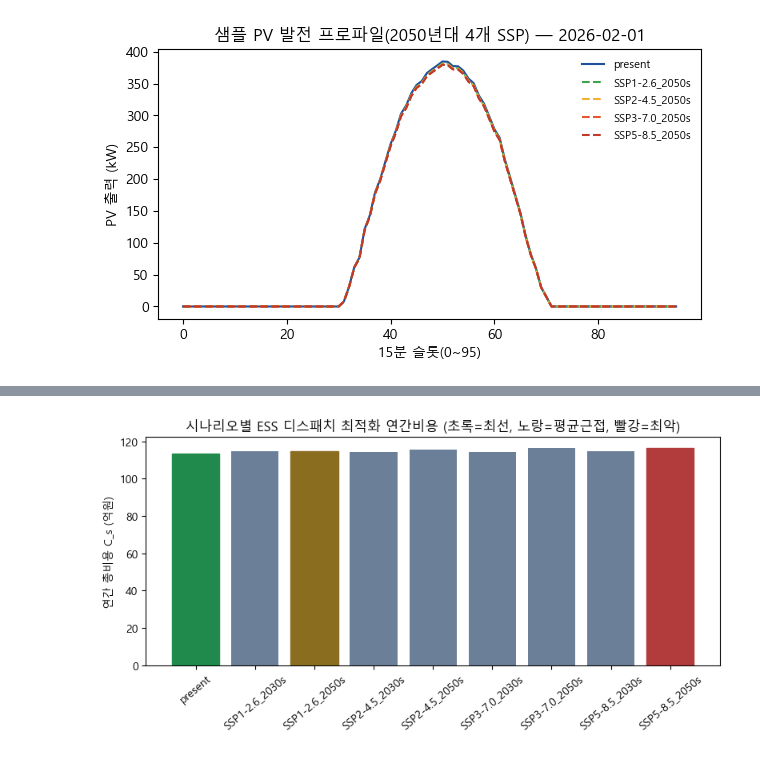
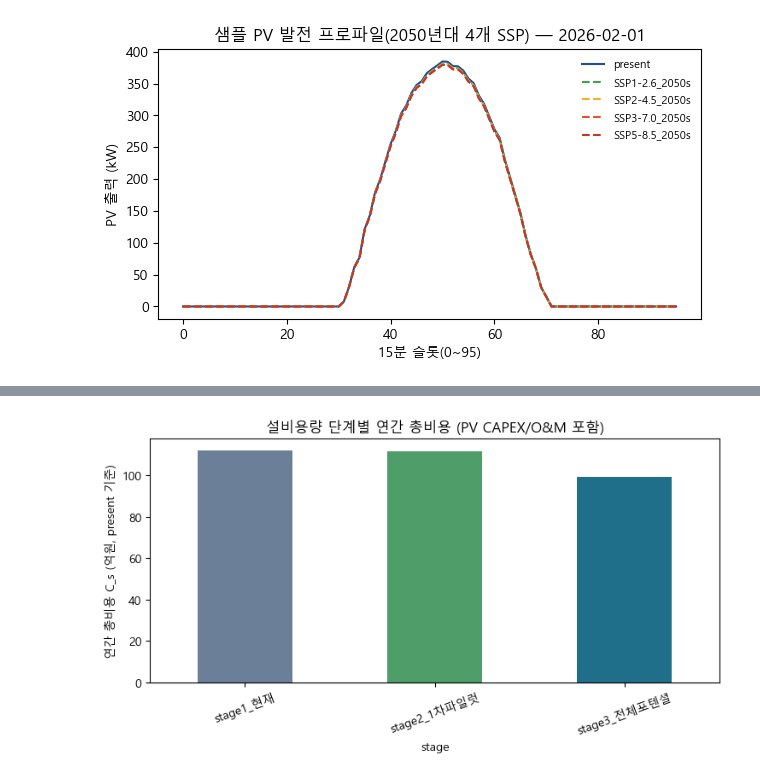
Before and after one commit to pjw040702/RobustEMS, a Jupyter notebook: ess_pv_pipeline.ipynb, the cells around one changed output, grey strips where cells are left out. Drawn from its saved outputs; the diff is of its cells as text; code cells hidden in the pictures.

```diff
--- a/ess_pv_pipeline.ipynb
+++ b/ess_pv_pipeline.ipynb
@@ -248,16 +240,14 @@ C_BAT_REPLACEMENT = 100_000                 # 원/kWh, 배터리 셀 교체비
 N_EFC = 5000                                # Gasper et al. 2023, LFP/Graphite 4,000~6,000 EFC 기준값(SOH 80%)
 C_DEG = C_BAT_REPLACEMENT / (2 * N_EFC)     # 원/kWh-throughput
 
-# 탄소배출계수 -- 목적함수/온실가스 계산용(1)은 확정, 리포팅·분석용(2,3)은 팀원 조사 중
-CO2_FACTOR_KR = 0.4541                      # tCO2eq/MWh, 환경부 온실가스종합정보센터 '24 (확정)
-CO2_FACTOR_CONTRACT = None                  # 계약/환경가치 반영 배출계수 -- 일본 방법론+한국데이터, 조사 중
-CO2_FACTOR_MARGINAL = None                  # 한계배출계수(실제 감축효과 분석용) -- 조사 중
+# 탄소배출계수 -- SKKU 캠퍼스 탄소중립 발표자료(탄소중립연구소, 2026-10-08, 53p)의 공식값으로 교체.
+# 조원이 전달한 0.4173은 해당 공식 문서(0.45941)와 불일치가 확인되어 공식 문서 값을 채택.
+# 계약/환경가치 반영 배출계수·한계배출계수는 지도교수 자문에 따라 불필요한 것으로 확인되어 제외
+CO2_FACTOR_KR = 0.45941                     # tCO2eq/MWh (확정, SKKU 탄소중립 문서 53p)
 
 COST_PARAMS = {
     "c_deg_won_per_kWh_throughput": round(C_DEG, 2),
     "CO2_FACTOR_KR_tCO2eq_per_MWh": CO2_FACTOR_KR,
-    "CO2_FACTOR_CONTRACT": CO2_FACTOR_CONTRACT,
-    "CO2_FACTOR_MARGINAL": CO2_FACTOR_MARGINAL,
 }
 
 pd.concat([
@@ -445,41 +476,50 @@ no-ESS 대비 절감액: 0.0420억원 (양수여야 정상)
 # %%
-# 4-4. 9개 시나리오 전부 풀기
+# 4-4. 9개 시나리오 x 3단계 설비용량 전부 풀기
 dispatch_rows = []
 dispatch_results = {}
-for scn in SCENARIOS:
+for scn, dT in SCENARIOS.items():
     l_kw = (load_15min[load_15min["scenario"] == scn].sort_values(["date", "slot"])["load_kw"].to_numpy())
-    p_kw = (pv[pv["scenario"] == scn].sort_values(["date", "slot"])["pv_kw"].to_numpy())
-    out = solve_dispatch(l_kw, p_kw, TARIFF)
-    dispatch_results[scn] = out
 
-    grid_noess = np.maximum(l_kw - p_kw, 0)
-    C0 = (np.sum(DT_H * TARIFF * grid_noess) + C_PEAK * grid_noess.max()
-          + np.sum(DT_H * grid_noess) / 1000 * CO2_FACTOR_KR * CARBON_PRICE)
-    dispatch_rows.append({
-        "scenario": scn, "E_s_억": out["E_s"] / 1e8, "D_s_억": out["D_s"] / 1e8,
-        "G_s_억": out["G_s"] / 1e8, "K_s_억": out["K_s"] / 1e8, "C_s_억": out["C_s"] / 1e8,
-        "P_peak_kW": out["P_peak"], "ESS_절감_억": (C0 - out["C_s"]) / 1e8,
-    })
+    t_amb = d15["temp_c"].to_numpy() + dT
+    t_cell = t_amb + (NOCT - 20) / 800 * G_t_Wm2_arr
+    p_unit = ((G_t_Wm2_arr / G_STC) * (1 + GAMMA * (t_cell - T_STC)) * ETA_SYS).clip(min=0)
 
-dispatch_df = pd.DataFrame(dispatch_rows).set_index("scenario").loc[list(SCENARIOS.keys())]
-display(dispatch_df.style.format({"E_s_억": "{:,.2f}", "D_s_억": "{:,.3f}", "G_s_억": "{:,.4f}",
-                                   "K_s_억": "{:,.2f}", "C_s_억": "{:,.2f}",
-                                   "P_peak_kW": "{:,.0f}", "ESS_절감_억": "{:,.4f}"}))
+    for stage, cap in STAGE_CAP.items():
+        fixed = 640.0 if stage == "stage1_현재" else None
+        out = solve_dispatch(l_kw, p_unit, TARIFF, c_pv_max=cap, c_pv_fixed=fixed)
+        dispatch_results[(scn, stage)] = out
+        dispatch_rows.append({
+            "scenario": scn, "stage": stage, "C_PV_kW": out["C_PV"],
+            "E_s_억": out["E_s"] / 1e8, "D_s_억": out["D_s"] / 1e8, "G_s_억": out["G_s"] / 1e8,
+            "K_s_억": out["K_s"] / 1e8, "P_s_억": out["P_s"] / 1e8, "C_s_억": out["C_s"] / 1e8,
+            "P_peak_kW": out["P_peak"],
+        })
 
-avg_scn = (dispatch_df["C_s_억"] - dispatch_df["C_s_억"].mean()).abs().idxmin()
-max_scn = dispatch_df["C_s_억"].idxmax()
-min_scn = dispatch_df["C_s_억"].idxmin()
-print(f"평균에 가장 가까운 시나리오: {avg_scn} ({dispatch_df.loc[avg_scn, 'C_s_억']:.2f}억원)")
-print(f"최고비용(최악) 시나리오: {max_scn} ({dispatch_df.loc[max_scn, 'C_s_억']:.2f}억원)")
-print(f"최저비용(최선) 시나리오: {min_scn} ({dispatch_df.loc[min_scn, 'C_s_억']:.2f}억원)")
+dispatch_df = pd.DataFrame(dispatch_rows)
+stage_order = list(STAGE_CAP.keys())
+dispatch_df["stage"] = pd.Categorical(dispatch_df["stage"], categories=stage_order, ordered=True)
 
-fig, ax = plt.subplots(figsize=(8, 4.2))
-ax.bar(dispatch_df.index, dispatch_df["C_s_억"], color="#6b7f99")
-for scn, c in zip([min_scn, avg_scn, max_scn], ["#1f8a4c", "#8a6d1f", "#b23b3b"]):
-    ax.get_children()[list(dispatch_df.index).index(scn)].set_color(c)
-ax.set_ylabel("연간 총비용 C_s (억원)")
-ax.set_title("시나리오별 ESS 디스패치 최적화 연간비용 (초록=최선, 노랑=평균근접, 빨강=최악)")
-ax.tick_params(axis="x", rotation=40)
+print("=== 단계별 9개 시나리오 요약(평균/최선/최악) ===")
+for stage in stage_order:
+    sub = dispatch_df[dispatch_df["stage"] == stage].set_index("scenario")
+    avg_scn = (sub["C_s_억"] - sub["C_s_억"].mean()).abs().idxmin()
+    max_scn, min_scn = sub["C_s_억"].idxmax(), sub["C_s_억"].idxmin()
+    print(f"[{stage}] C_PV={sub.loc['present','C_PV_kW']:.0f}kW(present 기준) | "
+          f"평균근접={avg_scn}({sub.loc[avg_scn,'C_s_억']:.2f}억) "
+          f"최악={max_scn}({sub.loc[max_scn,'C_s_억']:.2f}억) "
+          f"최선={min_scn}({sub.loc[min_scn,'C_s_억']:.2f}억)")
+
+print("\n=== present 시나리오 기준 단계별 비교 ===")
+present_by_stage = dispatch_df[dispatch_df["scenario"] == "present"].set_index("stage")
+display(present_by_stage[["C_PV_kW", "E_s_억", "D_s_억", "G_s_억", "K_s_억", "P_s_억", "C_s_억", "P_peak_kW"]]
+        .style.format({"C_PV_kW": "{:,.0f}", "E_s_억": "{:,.2f}", "D_s_억": "{:,.3f}", "G_s_억": "{:,.4f}",
+                        "K_s_억": "{:,.2f}", "P_s_억": "{:,.3f}", "C_s_억": "{:,.2f}", "P_peak_kW": "{:,.0f}"}))
+
+fig, ax = plt.subplots(figsize=(7.5, 4.2))
+present_by_stage["C_s_억"].plot(kind="bar", ax=ax, color=["#6b7f99", "#4f9d69", "#1f6f8b"])
+ax.set_ylabel("연간 총비용 C_s (억원, present 기준)")
+ax.set_title("설비용량 단계별 연간 총비용 (PV CAPEX/O&M 포함)")
+ax.tick_params(axis="x", rotation=20)
 plt.tight_layout()
 plt.show()
 # %% [output]
@@ -500 +537 @@ plt.show()
-[figure, old version]
+[figure, new version]
```
Also changed, not shown: parts of 16 cells of this notebook, 1 other file.
